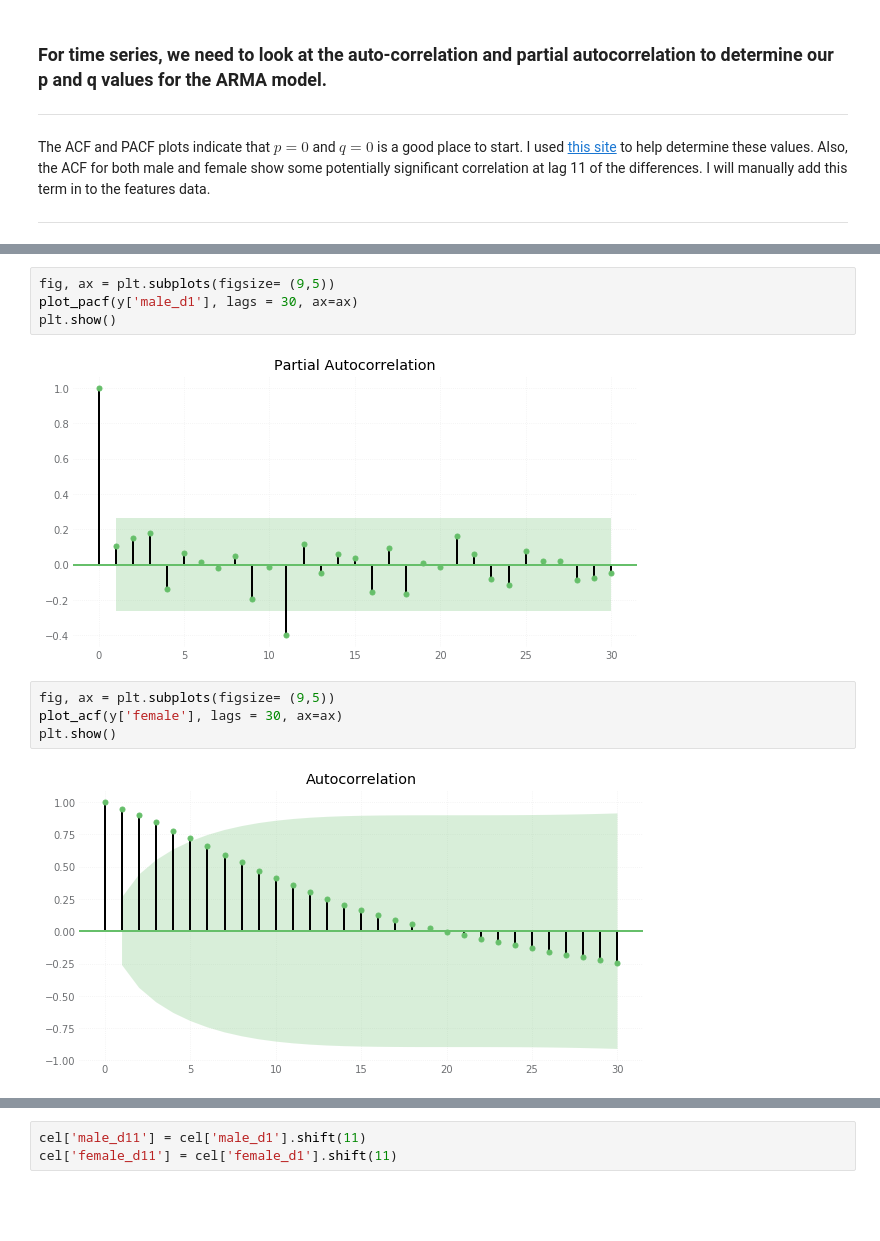
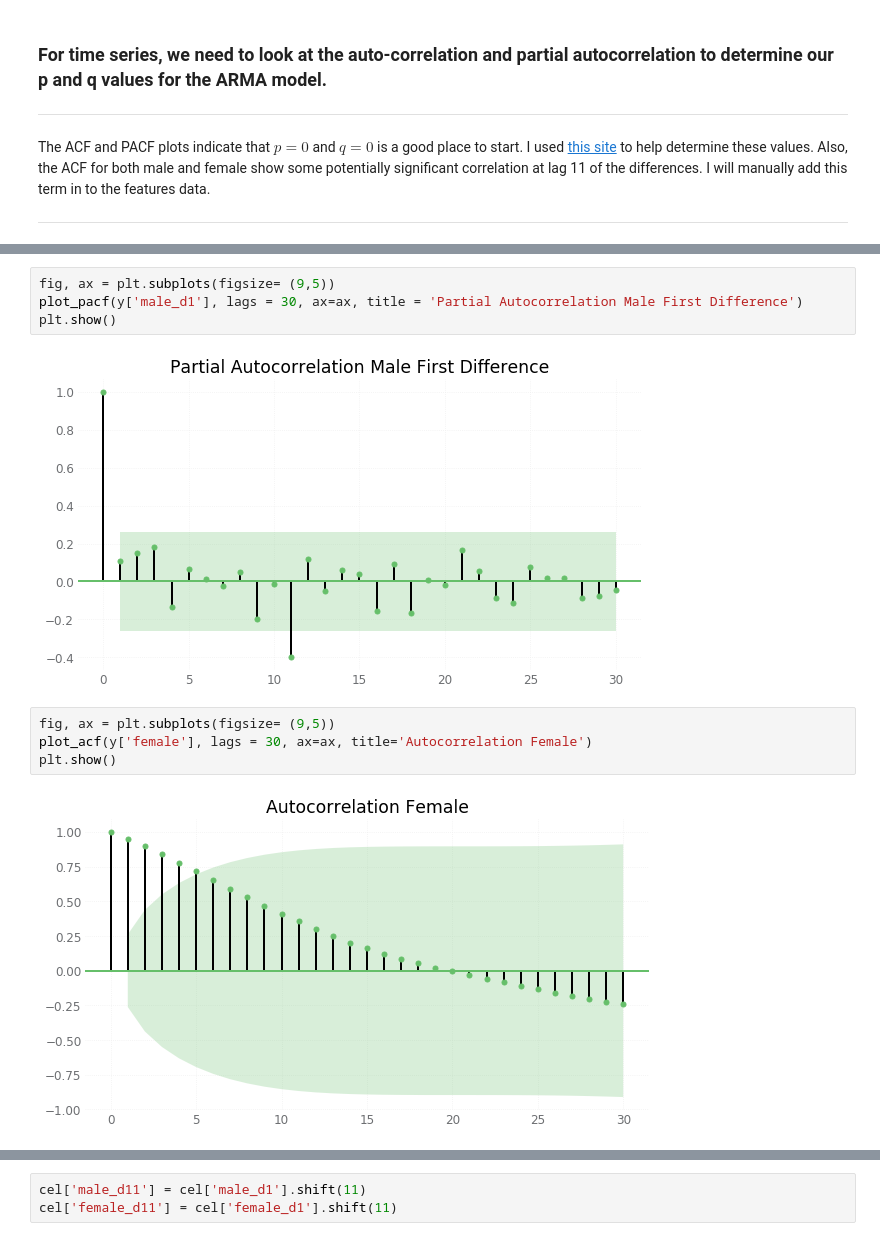
Before and after one commit to 1ScottWright/US-Population-Mortality-Analysis, a Jupyter notebook: code/04-Time-Series-Modeling.ipynb, the cells around one changed output, grey strips where cells are left out. Cells and saved outputs as stored; diff of their text form; blank space fills up the shorter version.

```diff
--- a/code/04-Time-Series-Modeling.ipynb
+++ b/code/04-Time-Series-Modeling.ipynb
@@ -82,14 +83,14 @@ plt.show()
 # %%
 fig, ax = plt.subplots(figsize= (9,5))
-plot_pacf(y['male_d1'], lags = 30, ax=ax)
+plot_pacf(y['male_d1'], lags = 30, ax=ax, title = 'Partial Autocorrelation Male First Difference')
 plt.show()
 # %% [output]
-[figure, old version]
+[figure, new version]
 # %%
 fig, ax = plt.subplots(figsize= (9,5))
-plot_acf(y['female'], lags = 30, ax=ax)
+plot_acf(y['female'], lags = 30, ax=ax, title='Autocorrelation Female')
 plt.show()
 # %% [output]
-[figure, old version]
+[figure, new version]
 # %%
 fig, ax = plt.subplots(figsize= (9,5))
```
Also changed, not shown: parts of 7 cells of this notebook, 9 other files.
